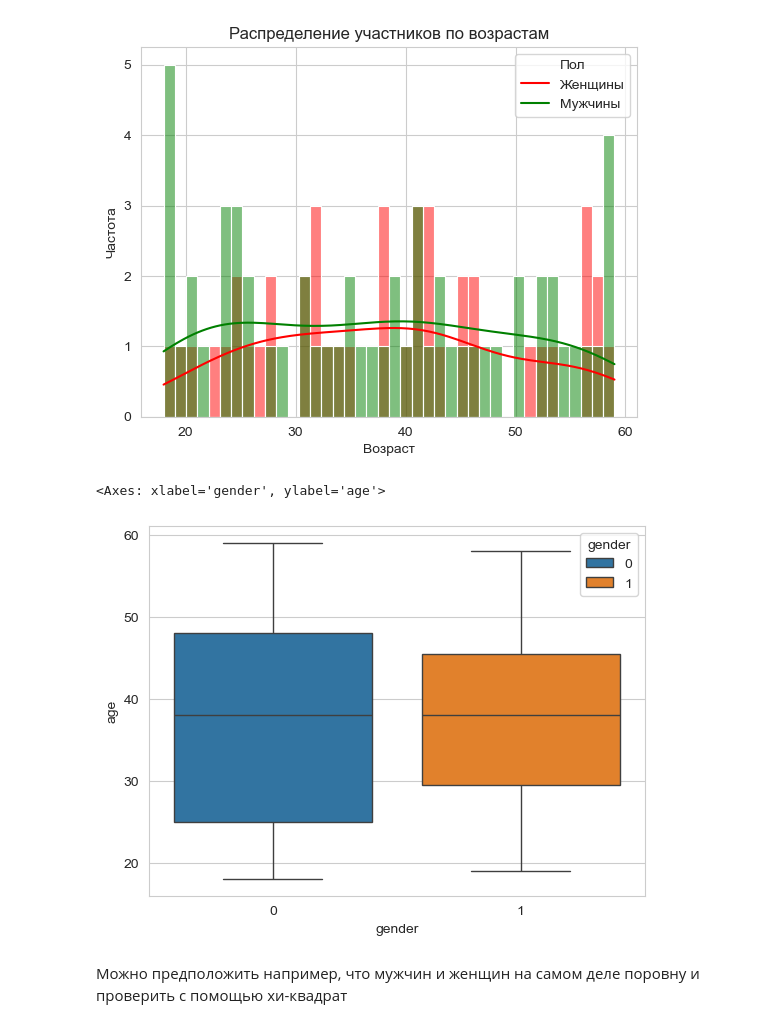
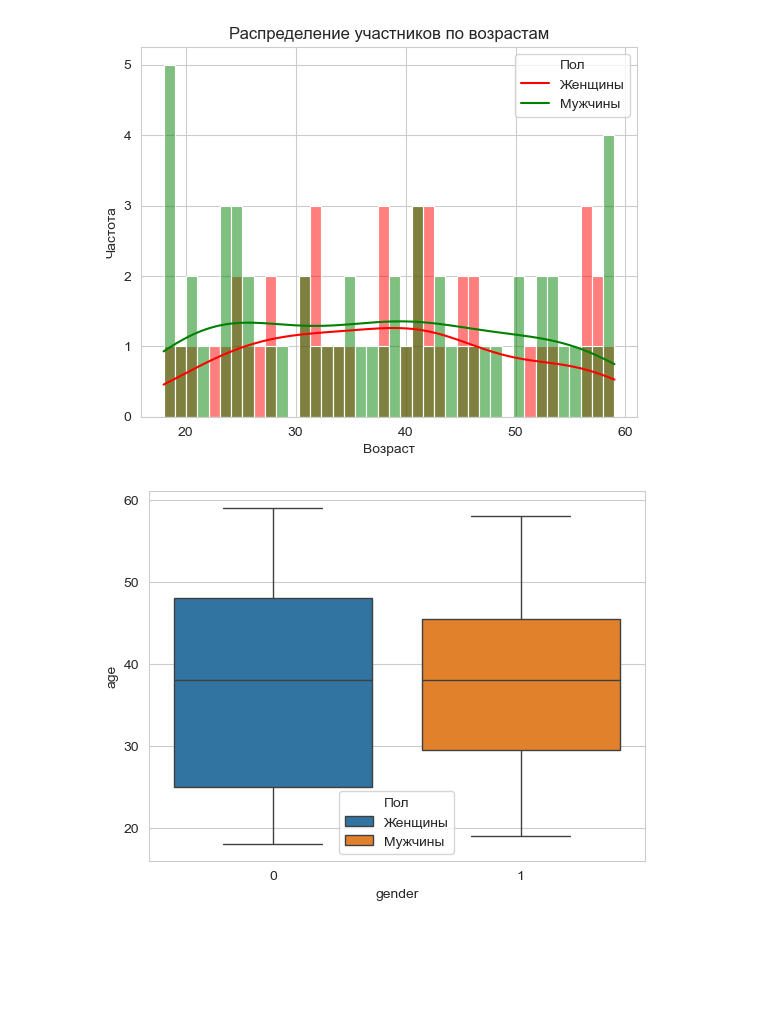
Before and after one commit to Chrisnisch/data-lab-practice-case, a Jupyter notebook: test_case.ipynb, the cells around one changed output. Cells and saved outputs as stored; diff of their text form; code cells hidden in the pictures; blank space fills up the shorter version.

```diff
--- a/test_case.ipynb
+++ b/test_case.ipynb
@@ -183,3 +192,5 @@ full_data['sleep_quality'] = full_data['sleep_quality'].map(d)
 # %%
 d = {'M': 0, 'F': 1}
 full_data['gender'] = full_data['gender'].map(d)
+# %%
+full_data = full_data.drop(['weight_change_lbs'], axis=1) # удаляем вычисляемый столбец
@@ -283,8 +295,7 @@ plt.show()
 [figure]
 # %%
 sns.boxplot(data=full_data, x='gender', y='age', hue='gender')
+plt.legend(title='Пол', labels=['Женщины', 'Мужчины'])
+plt.show()
 # %% [output]
-<Axes: xlabel='gender', ylabel='age'>
-[figure, old version]
+[figure, new version]
-# %% [markdown]
-Можно предположить например, что мужчин и женщин на самом деле поровну и проверить с помощью хи-квадрат
```
Also changed, not shown: parts of 26 cells of this notebook, 1 other file.
